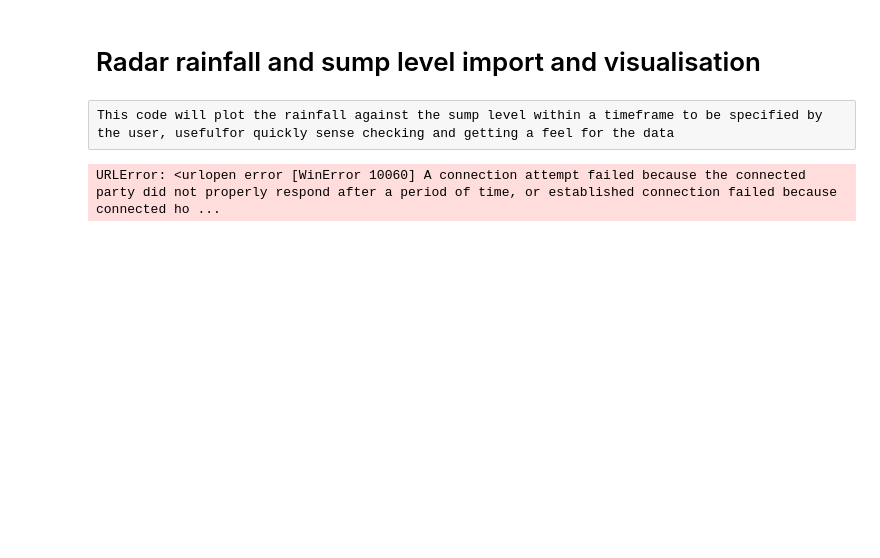
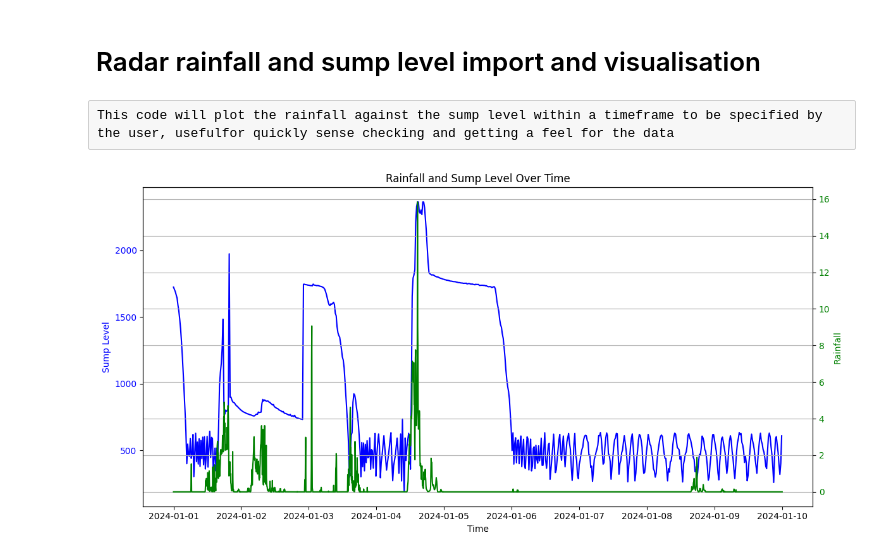
Before and after one commit to McGinty666/Rainfall-and-spill-analysis, a Jupyter notebook: Radar_rainfall_sump_level_noetebook-Copy1.ipynb, the cells around one changed output. Saved outputs shown, nothing was run; the diff lists cells and outputs as text; code cells hidden in the pictures; blank space fills up the shorter version.

```diff
--- a/Radar_rainfall_sump_level_noetebook-Copy1.ipynb
+++ b/Radar_rainfall_sump_level_noetebook-Copy1.ipynb
@@ -16,17 +11,21 @@ rainfall_file = 'https://github.com/McGinty666/Rainfall-and-spill-analysis/blob/
 # %%
 
+
+# Define the file paths (raw URLs)
+sump_level_file = 'https://raw.githubusercontent.com/McGinty666/Rainfall-and-spill-analysis/main/West%20bexingfton%20sump%20level%20from%20Jan%202024.xlsx'
+rainfall_file = 'https://raw.githubusercontent.com/McGinty666/Rainfall-and-spill-analysis/main/west%20bexington%20rainfall%20from%201-10-2023.xlsx'
 
 # Define the starting row and start time for rainfall data
 start_row = 21
 rainfall_start_time = datetime.strptime("01/10/2023 00:00", "%d/%m/%Y %H:%M")
 
 # Read the Excel file for sump level data
-df_sump = pd.read_excel(sump_level_file, sheet_name='Sheet1', header=None)
+df_sump = pd.read_excel(sump_level_file, sheet_name='Sheet1', header=None, engine='openpyxl')
 df_sump.columns = ["signal", "time", "level"]
 df_sump["time"] = pd.to_datetime(df_sump["time"])
 
-# Read the Excel file for rainfall data and clean, replacing missing values if applicable (signposted with a 99 presumably but check)
-df_rainfall = pd.read_excel(rainfall_file, sheet_name='Sheet1', skiprows=start_row-1)
+# Read the Excel file for rainfall data
+df_rainfall = pd.read_excel(rainfall_file, sheet_name='Sheet1', skiprows=start_row-1, engine='openpyxl')
 df_rainfall.replace(99, 0, inplace=True)
 df_rainfall['mean rainfall'] = df_rainfall.mean(axis=1)
 df_rainfall.insert(0, 'timestamp', [rainfall_start_time + timedelta(minutes=5*i) for i in range(len(df_rainfall))])
@@ -41,34 +40,32 @@ def plot_rainfall_and_sump_level(start_time, end_time):
     df_sump_filtered = df_sump[(df_sump["time"] >= start_time) & (df_sump["time"] <= end_time)]
     df_rainfall_filtered = df_rainfall[(df_rainfall["timestamp"] >= start_time) & (df_rainfall["timestamp"] <= end_time)]
 
     # Create a figure and axis objects
     fig, ax1 = plt.subplots(figsize=(12, 6))
 
     # Plot sump level on the first y-axis
     ax1.plot(df_sump_filtered["time"], df_sump_filtered["level"], color='blue', label='Sump Level')
     ax1.set_xlabel('Time')
     ax1.set_ylabel('Sump Level', color='blue')
     ax1.tick_params(axis='y', labelcolor='blue')
 
     # Create a second y-axis for rainfall
     ax2 = ax1.twinx()
     ax2.plot(df_rainfall_filtered["timestamp"], df_rainfall_filtered["mean rainfall"], color='green', label='Rainfall')
     ax2.set_ylabel('Rainfall', color='green')
     ax2.tick_params(axis='y', labelcolor='green')
 
     # Add title and grid
     plt.title('Rainfall and Sump Level Over Time')
     fig.tight_layout()
     plt.grid(True)
 
     # Show the plot
     plt.show()
 
 # Example usage with user-specified time interval
 start_time = "2024-01-01 00:00:00"
-end_time = "2024-06-10 00:00:00"
+end_time = "2024-01-10 00:00:00"
 plot_rainfall_and_sump_level(start_time, end_time)
-
-print('hello')
 # %% [output]
-URLError: <urlopen error [WinError 10060] A connection attempt failed because the connected party did not properly respond after a period of time, or established connection failed because connected ho ...
+[figure, added]
```
Also changed, not shown: parts of 1 cell of this notebook.
